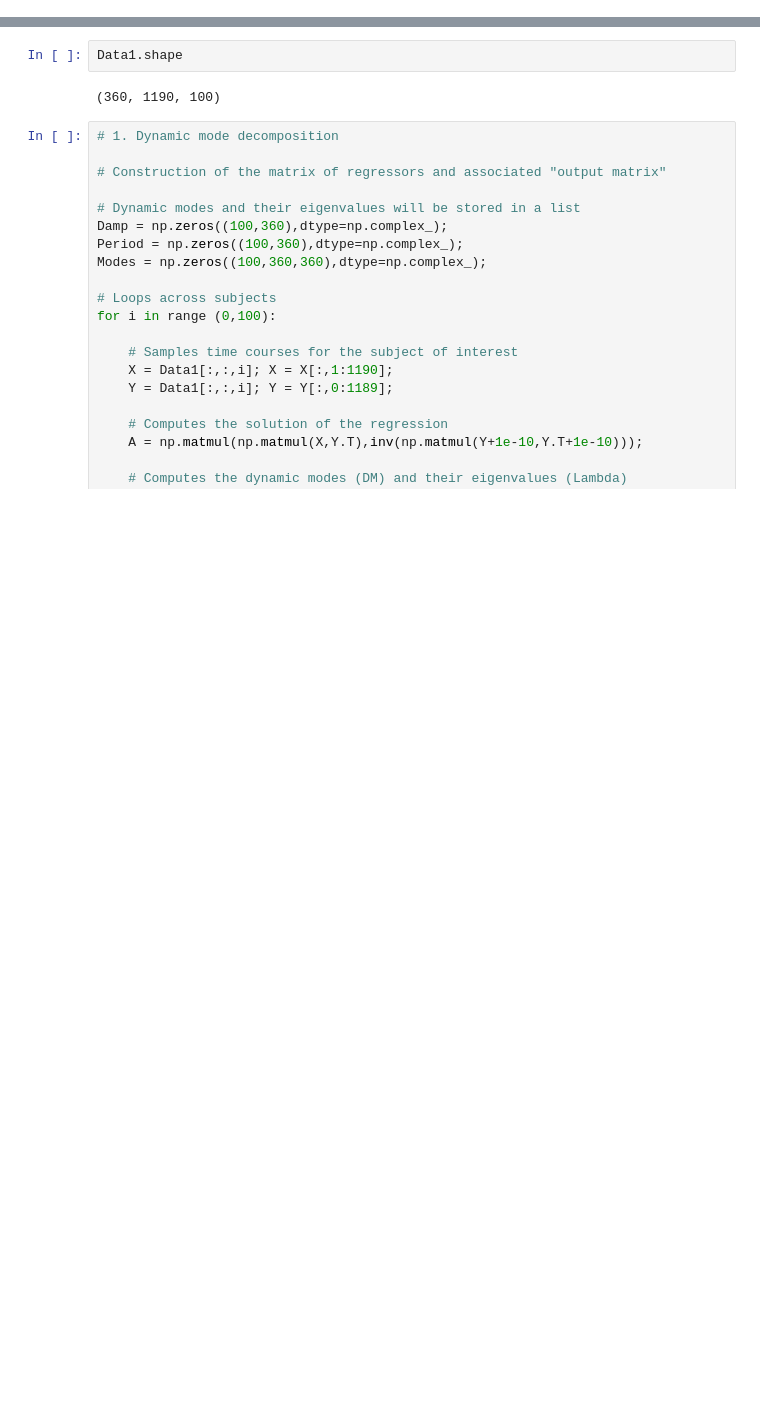
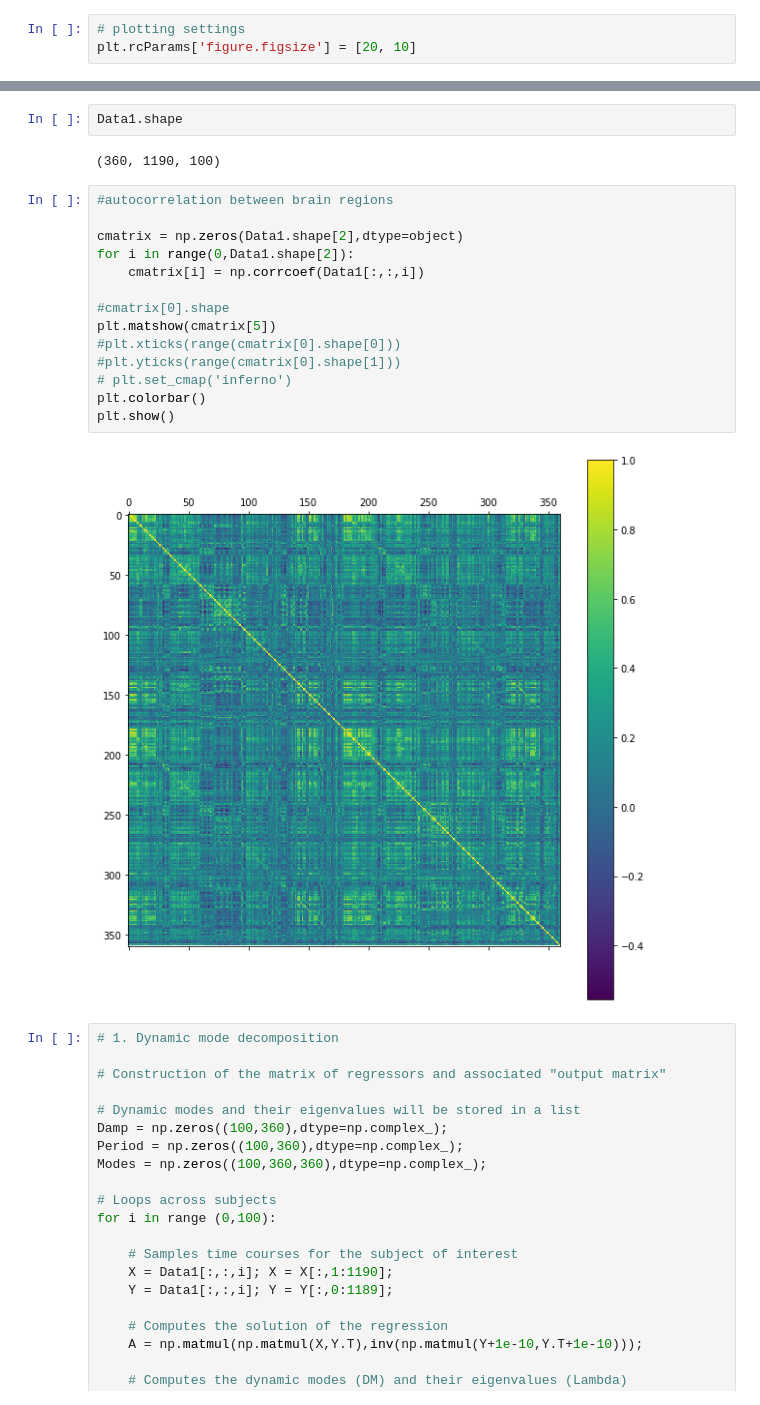
Before and after one commit to brainhack-ch/iq-fmri, a Jupyter notebook: BrainHack_Basic_Analysis.ipynb, the cells around one changed output, grey strips where cells are left out. Drawn from its saved outputs; the diff is of its cells as text; blank space fills up the shorter version.

```diff
--- a/BrainHack_Basic_Analysis.ipynb
+++ b/BrainHack_Basic_Analysis.ipynb
@@ -6,6 +6,9 @@ import scipy.io as SPO
 from matplotlib import pyplot as plt
 import pandas as pd
 from numpy.linalg import inv
+# %%
+# plotting settings
+plt.rcParams['figure.figsize'] = [20, 10]
 # %%
 # Functional activation over time
 B = SPO.loadmat('../Data/RS_Imaging/Data1_LR.mat');
@@ -30,6 +33,22 @@ Total = F['Total'];
 Data1.shape
 # %% [output]
 (360, 1190, 100)
+# %%
+#autocorrelation between brain regions
+
+cmatrix = np.zeros(Data1.shape[2],dtype=object)
+for i in range(0,Data1.shape[2]):
+    cmatrix[i] = np.corrcoef(Data1[:,:,i])
+
+#cmatrix[0].shape
+plt.matshow(cmatrix[5])
+#plt.xticks(range(cmatrix[0].shape[0]))
+#plt.yticks(range(cmatrix[0].shape[1]))
+# plt.set_cmap('inferno')
+plt.colorbar()
+plt.show()
+# %% [output]
+[figure, added]
 # %%
 # 1. Dynamic mode decomposition
 
```
